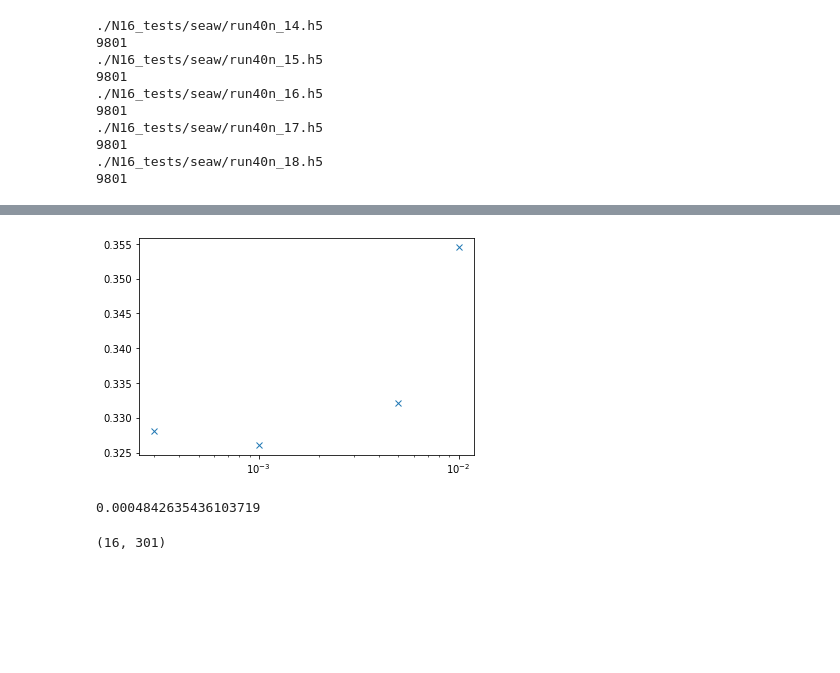
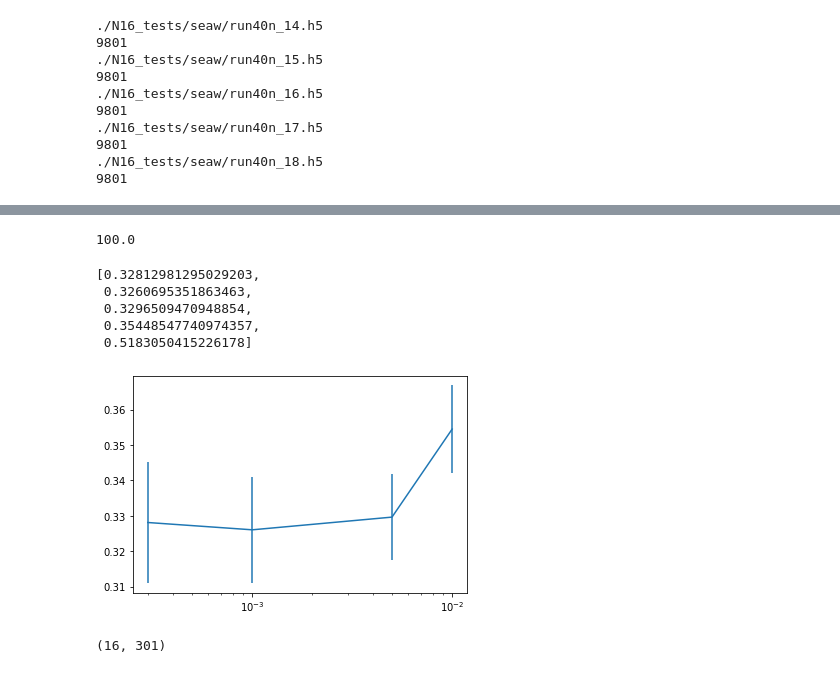
Before and after one commit to jannisgebbo/langevinA, a Jupyter notebook: ModelA-Beuler/measurementsDev.ipynb, the cells around one changed output, grey strips where cells are left out. Drawn from its saved outputs; the diff is of its cells as text; code cells hidden in the pictures; blank space fills up the shorter version.

```diff
--- a/ModelA-Beuler/measurementsDev.ipynb
+++ b/ModelA-Beuler/measurementsDev.ipynb
@@ -64,6 +64,17 @@ class ConfResults:
             self.wallXphiNormF[t] = np.fft.fft(self.wallXphiNorm[t])
             #self.wallXphiNormF[t] = self.manualFourier(self.wallXphiNorm[t])
 
+    def wallXFourier0(self):
+        r = h5py.File(self.fn,'r')
+        #self.wallXphi = np.asarray([np.asarray(r["wallX_phi_0"])[thTime:],np.asarray(r["wallX_phi_1"])[thTime:],np.asarray(r["wallX_phi_2"])[thTime:],np.asarray(r["wallX_phi_3"])[thTime:]])
+        self.wallXphi0 = np.asarray(r["wallX_phi_0"])[self.thTime:]
+        Nx = len(self.wallXphi0[0])
+        ks = [2 * np.pi * i /float(Nx) for i in range(Nx)]
+        self.wallXphi0F = np.zeros(np.shape(self.wallXphi0), dtype=complex)
+        for t in range(len(self.wallXphi0)):
+            self.wallXphi0F[t] = np.fft.fft(self.wallXphi0[t])
+            #self.wallXphiNormF[t] = self.manualFourier(self.wallXphiNorm[t])
+
     def computeCttp(self, arr1, arr2, conn=False):
         Npoints = len(arr1)
         Cttp = np.zeros(Npoints, dtype=type(arr1[0]))
@@ -95,17 +106,18 @@ class ConfResults:
 
 def bootstrap(arr, nSamples=100):
     arr = np.asarray(arr)
-    random.seed()
-    bootstrapArr = []
-    for n in range(nSamples):
-        newArr = np.zeros(np.shape(arr), dtype=arr.dtype)
-        for l in range(len(arr)):
-            newArr[l] = arr[random.randrange(0,len(arr))]
-        bootstrapArr.append(np.mean(newArr,axis = 0))
+    #random.seed()
+    #bootstrapArr = []
+    #for n in range(nSamples):
+    #    newArr = np.zeros(np.shape(arr), dtype=arr.dtype)
+    #    for l in range(len(arr)):
+    #        newArr[l] = arr[random.randrange(0,len(arr))]
+    #    bootstrapArr.append(np.mean(newArr,axis = 0))
+    #
+    #bootstrapArr = np.asarray(bootstrapArr)
 
-    bootstrapArr = np.asarray(bootstrapArr)
-
-    return (np.mean(bootstrapArr,axis = 0), np.std(bootstrapArr,axis = 0))
+    #return (np.mean(bootstrapArr,axis = 0), np.std(bootstrapArr,axis = 0))
+    return (np.mean(arr,axis = 0), np.std(arr,axis = 0))
 
 
 class EnsembleResults:
@@ -164,7 +176,10 @@ res.corFourierPhi(200,10,10)
 9801
 # %%
 lRes = []
-for i in range(5):
-    res = ConfResults('./data/N32/outputN32H0_01.h5',20000,10)
+lResErr = []
+
+for i in range(1):
+    res = ConfResults('./data/N32/outputN32dt0005H0_01.h5',40000,100)
     res.computeMag(i)
     lRes.append(res.mag)
+    lResErr.append(res.magErr)
@@ -175,3 +190,7 @@ tmp = []
+# %%
+20000*0.005
+# %% [output]
+100.0
 # %%
 fns=["outputN32dt00003H0_01", "outputN32dt0001H0_01", "outputN32dt0005H0_01", "outputN32dt001H0_01", "outputN32dt005H0_01"]
 
@@ -179,12 +198,20 @@ resMag=[]
 resMagErr=[]
 dts = [0.0003, 0.001, 0.005, 0.01, 0.05]
 
-for fn in fns:
-    res = ConfResults("./data/N32/"+fn+".h5",20000,10)
+for i  in range(len(fns)):
+    res = ConfResults("./data/N32/"+fns[i]+".h5",20000,10)
     res.computeMag(0)
     res.computePhiDot(0)
     resMag.append(res.mag)
     resMagErr.append(res.magErr)
+# %%
+resMag
+# %% [output]
+[0.32812981295029203,
+ 0.3260695351863463,
+ 0.3296509470948854,
+ 0.35448547740974357,
+ 0.5183050415226178]
 # %%
 fns=["outputN32dt0001H0_001", "outputN32dt0005H0_001", "outputN32H0_001"]
 
@@ -201,7 +228,7 @@ for fn in fns:
 # %%
 tmp.reverse()
 # %%
-plt.plot(dts[:-1], resMag[:-1],'x')
+plt.errorbar(dts[:-1], resMag[:-1],resMagErr[:-1])
 plt.xscale('log')
 # %% [output]
-[figure, old version]
+[figure, new version]
@@ -208,7 +237,6 @@ plt.xscale('log')
 # %%
-res.avPhiDot
+res.wallXFourier0()
+test=res.computeCttp(np.conj(res.wallXphi0F[:,1]),res.wallXphi0F[:,1])
-# %% [output]
-0.0004842635436103719
 # %%
 mean, err = bootstrap(res.corrTot,5)
 # %%
```
Also changed, not shown: parts of 7 cells of this notebook, 2 other files.
